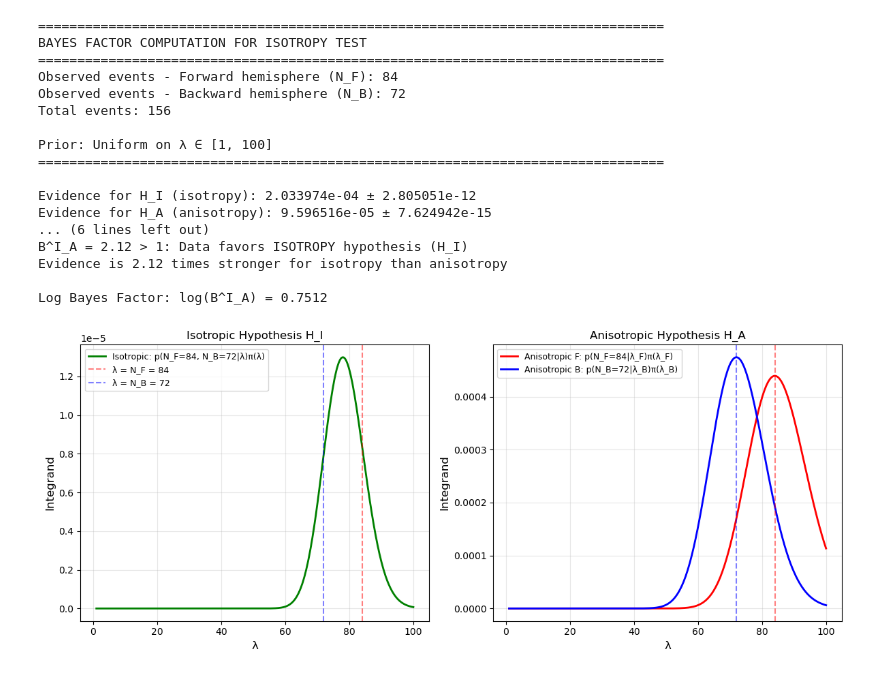
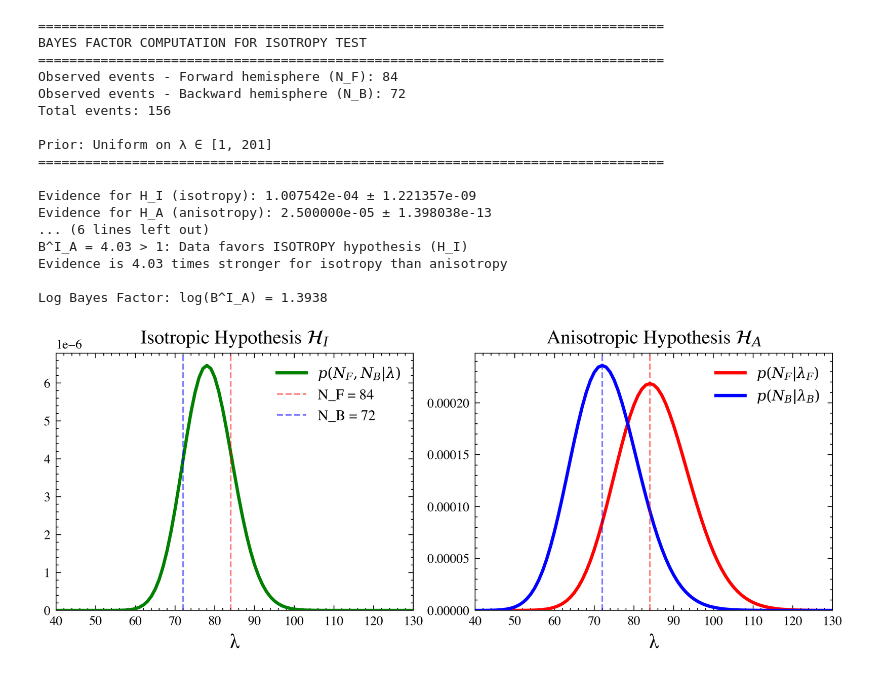
Before and after one commit to SSL32081/Testing-anisotropy-with-GW-and-GRB, a Jupyter notebook: figures/darksiren_dipole_isotropy_plot.ipynb, the cells around one changed output. Saved outputs shown, nothing was run; the diff lists cells and outputs as text; code cells hidden in the pictures.

Commit message:
finalized the dark siren plot for paper

```diff
--- a/figures/darksiren_dipole_isotropy_plot.ipynb
+++ b/figures/darksiren_dipole_isotropy_plot.ipynb
@@ -3,6 +3,10 @@ import numpy as np
 from scipy.stats import poisson
 import matplotlib.pyplot as plt
 from scipy.integrate import quad
+# %%
+import scienceplots
+plt.style.use(['science','ieee','high-vis'])
+plt.rcParams['text.usetex'] = False
 # %%
 # Define Poisson distributions with means 76 and 84
 poisson_76 = poisson(mu=72)
@@ -49,5 +72,5 @@ Sum of PDF_84: 1.000000
 # %%
-def compute_bayes_factor_isotropy(N_F, N_B, lambda_min=1, lambda_max=100):
+def compute_bayes_factor_isotropy(N_F, N_B, lambda_min=1, lambda_max=201):
     """
     Compute Bayes factor for testing isotropy hypothesis.
 
@@ -99,6 +122,11 @@ def compute_bayes_factor_isotropy(N_F, N_B, lambda_min=1, lambda_max=100):
         return likelihood_isotropic(lambda_val) * prior_norm
 
     evidence_I, error_I = quad(integrand_I, lambda_min, lambda_max)
+    # lambda_array = np.arange(lambda_min, lambda_max, 1)
+    # Integrand_I_arr = np.array([integrand_I(lambda_val) for lambda_val in lambda_array])
+    # evidence_I_trapz = np.trapz(Integrand_I_arr, lambda_array)
+    # print(f"Evidence_I_trapz: {evidence_I_trapz}")
+    # print(f"Evidence_I: {evidence_I}")
 
     # ===== DENOMINATOR: Anisotropic hypothesis H_A =====
     # p(H_A|d) = ∫∫ p(N_F | λ_F) p(N_B | λ_B) π(λ_F) π(λ_B) dλ_F dλ_B
@@ -129,6 +157,8 @@ def compute_bayes_factor_isotropy(N_F, N_B, lambda_min=1, lambda_max=100):
     evidence_A_F, error_A_F = quad(integrand_A_F, lambda_min, lambda_max)
     evidence_A_B, error_A_B = quad(integrand_A_B, lambda_min, lambda_max)
 
+
+
     # Evidence for anisotropic model is the product (since integrals are separable)
     evidence_A = evidence_A_F * evidence_A_B
 
@@ -148,7 +178,7 @@ print("=" * 80)
 print(f"Observed events - Forward hemisphere (N_F): {N_F}")
 print(f"Observed events - Backward hemisphere (N_B): {N_B}")
 print(f"Total events: {N_F + N_B}")
-print(f"\nPrior: Uniform on λ ∈ [1, 100]")
+print(f"\nPrior: Uniform on λ ∈ [1, 201]")
 print("=" * 80)
 
 B_IA, ev_I, ev_A, err_I, err_A_F, err_A_B = compute_bayes_factor_isotropy(N_F, N_B)
@@ -175,63 +205,74 @@ log_B_IA = np.log(B_IA)
 print(f"\nLog Bayes Factor: log(B^I_A) = {log_B_IA:.4f}")
 
 # Plot the integrands as a function of lambda
-lambda_range = np.linspace(1, 100, 1000)
+lambda_range = np.arange(1, 201, 1)
+lamba_max = lambda_range.max()
+lambda_min = lambda_range.min()
 # Compute integrands for plotting
 integrand_I_vals = np.array([poisson(mu=lam).pmf(N_F) * poisson(mu=lam).pmf(N_B)
                               for lam in lambda_range])
+
+posterior_I_vals = integrand_I_vals /np.trapezoid(integrand_I_vals, lambda_range)
+
 integrand_A_F_vals = np.array([poisson(mu=lam).pmf(N_F) for lam in lambda_range])
+posterior_A_F_vals = integrand_A_F_vals /np.trapezoid(integrand_A_F_vals, lambda_range)
+
 integrand_A_B_vals = np.array([poisson(mu=lam).pmf(N_B) for lam in lambda_range])
+posterior_A_B_vals = integrand_A_B_vals /np.trapezoid(integrand_A_B_vals, lambda_range)
 
-prior_norm = 1.0 / 99.0
+prior_norm = 1.0 / (lambda_range.max() - lambda_range.min())
 integrand_I_vals *= prior_norm
 integrand_A_F_vals *= prior_norm
 integrand_A_B_vals *= prior_norm
 
-plt.figure(figsize=(12, 5))
+plt.figure(figsize=(7, 3))
 
 plt.subplot(1, 2, 1)
 plt.plot(lambda_range, integrand_I_vals, 'g-', linewidth=2,
-         label=f'Isotropic: p(N_F={N_F}, N_B={N_B}|λ)π(λ)')
-plt.axvline(N_F, color='r', linestyle='--', alpha=0.5, label=f'λ = N_F = {N_F}')
-plt.axvline(N_B, color='b', linestyle='--', alpha=0.5, label=f'λ = N_B = {N_B}')
+         label=r'$p(N_F, N_B|\lambda)$')
+plt.axvline(N_F, color='r', linestyle='--', alpha=0.5, label=f'N_F = {N_F}')
+plt.axvline(N_B, color='b', linestyle='--', alpha=0.5, label=f'N_B = {N_B}')
+plt.ylim(0)
+plt.xlim(40,130)
 plt.xlabel('λ', fontsize=12)
-plt.ylabel('Integrand', fontsize=12)
-plt.title('Isotropic Hypothesis H_I', fontsize=12)
+# plt.ylabel('Integrand', fontsize=12)
+plt.title(r'Isotropic Hypothesis $\mathcal{H}_I$', fontsize=12)
 plt.legend(fontsize=9)
-plt.grid(True, alpha=0.3)
+# plt.grid(True, alpha=0.3)
 
 plt.subplot(1, 2, 2)
 plt.plot(lambda_range, integrand_A_F_vals, 'r-', linewidth=2,
-         label=f'Anisotropic F: p(N_F={N_F}|λ_F)π(λ_F)')
+         label=r'$p(N_F|\lambda_F)$')
 plt.plot(lambda_range, integrand_A_B_vals, 'b-', linewidth=2,
-         label=f'Anisotropic B: p(N_B={N_B}|λ_B)π(λ_B)')
+         label=r'$p(N_B|\lambda_B)$')
 plt.axvline(N_F, color='r', linestyle='--', alpha=0.5)
 plt.axvline(N_B, color='b', linestyle='--', alpha=0.5)
+plt.ylim(0)
+plt.xlim(40,130)
 plt.xlabel('λ', fontsize=12)
-plt.ylabel('Integrand', fontsize=12)
-plt.title('Anisotropic Hypothesis H_A', fontsize=12)
+# plt.ylabel('Integrand', fontsize=12)
+plt.title(r'Anisotropic Hypothesis $\mathcal{H}_A$', fontsize=12)
 plt.legend(fontsize=9)
-plt.grid(True, alpha=0.3)
+# plt.grid(True, alpha=0.3)
 
 plt.tight_layout()
-# plt.savefig('Bayes_factor_isotropy.pdf', bbox_inches='tight')
 plt.show()
 # %% [output]
 ================================================================================
 BAYES FACTOR COMPUTATION FOR ISOTROPY TEST
 ================================================================================
 Observed events - Forward hemisphere (N_F): 84
 Observed events - Backward hemisphere (N_B): 72
 Total events: 156
 
-Prior: Uniform on λ ∈ [1, 100]
+Prior: Uniform on λ ∈ [1, 201]
 ================================================================================
 
-Evidence for H_I (isotropy): 2.033974e-04 ± 2.805051e-12
-Evidence for H_A (anisotropy): 9.596516e-05 ± 7.624942e-15
+Evidence for H_I (isotropy): 1.007542e-04 ± 1.221357e-09
+Evidence for H_A (anisotropy): 2.500000e-05 ± 1.398038e-13
 ... (6 lines left out)
-B^I_A = 2.12 > 1: Data favors ISOTROPY hypothesis (H_I)
-Evidence is 2.12 times stronger for isotropy than anisotropy
+B^I_A = 4.03 > 1: Data favors ISOTROPY hypothesis (H_I)
+Evidence is 4.03 times stronger for isotropy than anisotropy
 
-Log Bayes Factor: log(B^I_A) = 0.7512
+Log Bayes Factor: log(B^I_A) = 1.3938
-[figure, old version]
+[figure, new version]
```
Also changed, not shown: parts of 9 cells of this notebook, 2 other files.
